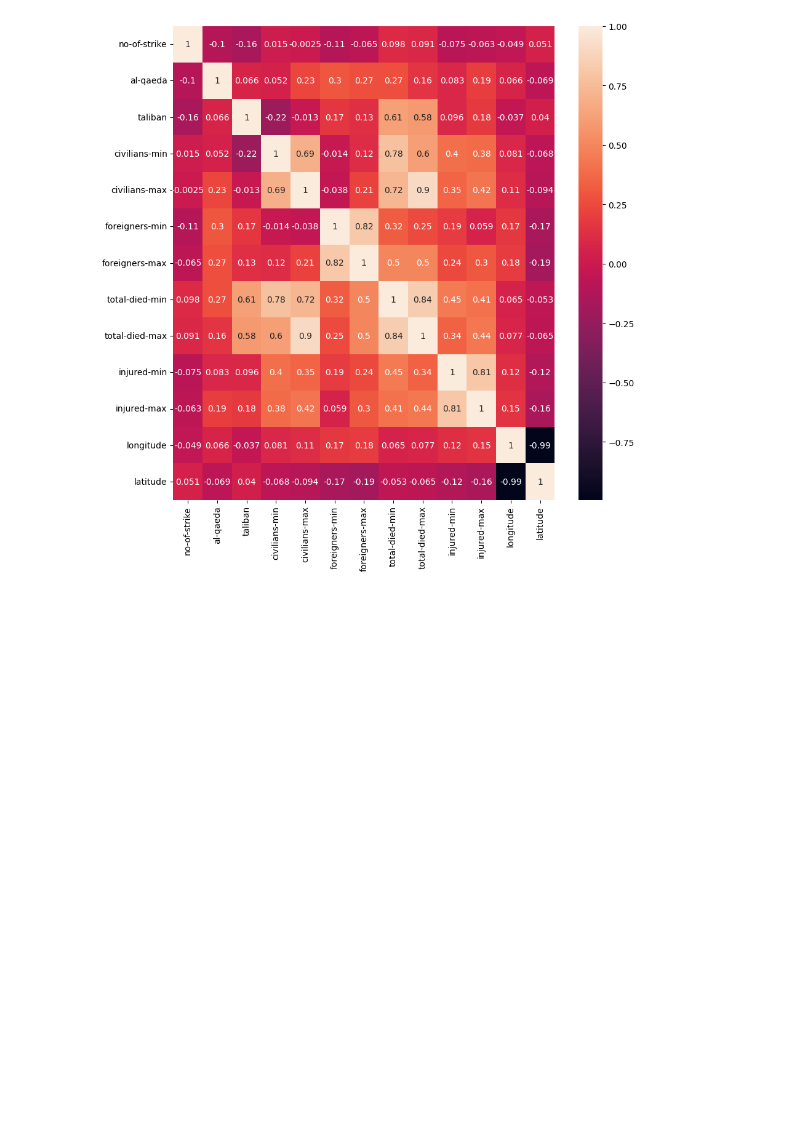
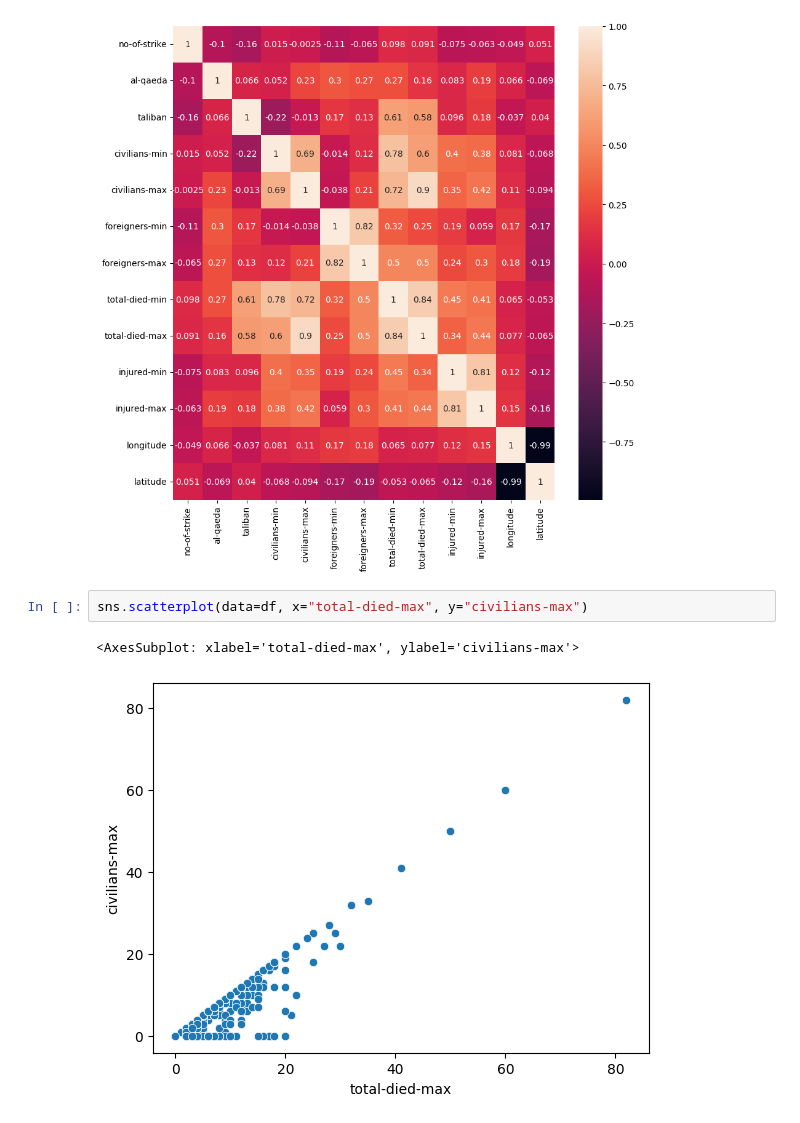
Before and after one commit to suleman-mahmood/data-science-project, a Jupyter notebook: analysis.ipynb, the cells around one changed output. Cells and saved outputs as stored; diff of their text form; blank space fills up the shorter version.

Commit message:
added scatterplots

```diff
--- a/analysis.ipynb
+++ b/analysis.ipynb
@@ -101,3 +101,8 @@ sns.heatmap(df.corr(), annot=True)
 # %% [output]
 <AxesSubplot: >
 [figure]
+# %%
+sns.scatterplot(data=df, x="total-died-max", y="civilians-max")
+# %% [output]
+<AxesSubplot: xlabel='total-died-max', ylabel='civilians-max'>
+[figure, added]
```
Also changed, not shown: parts of 1 cell of this notebook.
